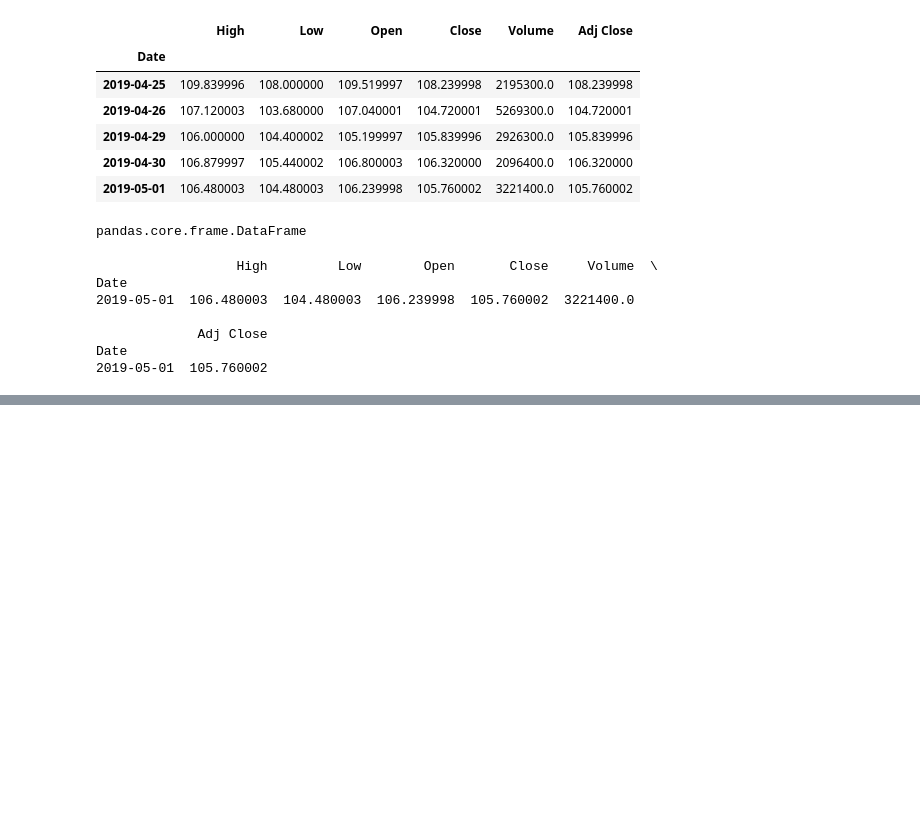
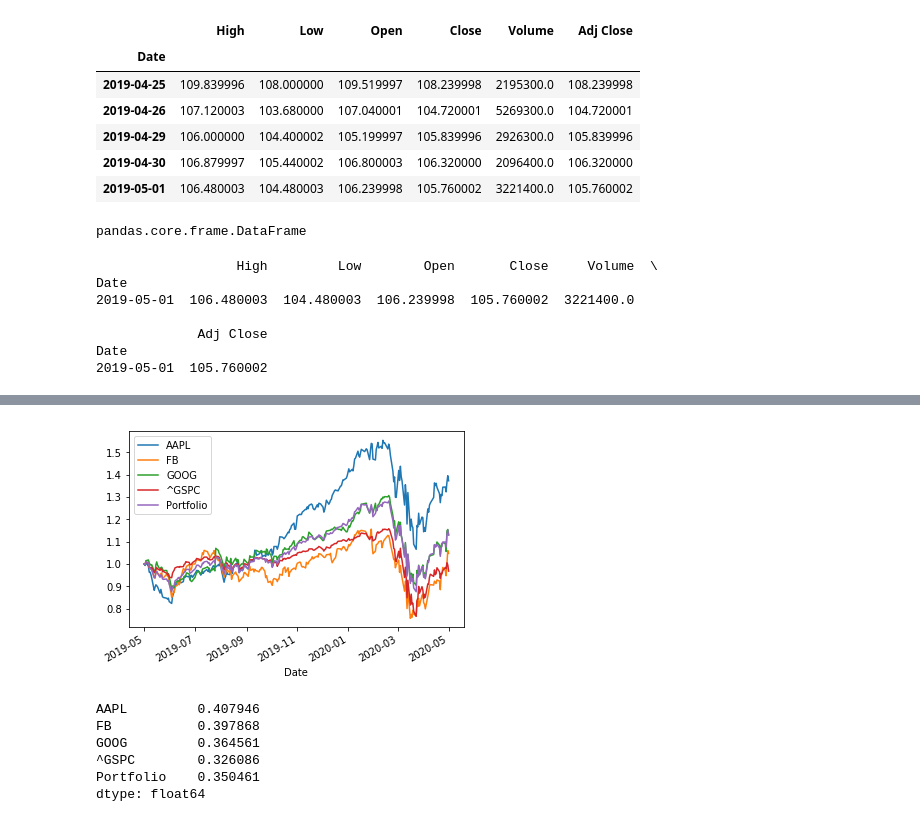
Before and after one commit to shobhansingh1/Py_PortfolioManager, a Jupyter notebook: PortfolioManagement_workbook.ipynb, the cells around one changed output, grey strips where cells are left out. Cells and saved outputs as stored; diff of their text form; code cells hidden in the pictures; blank space fills up the shorter version.

```diff
--- a/PortfolioManagement_workbook.ipynb
+++ b/PortfolioManagement_workbook.ipynb
@@ -218,0 +264,5 @@ dump_CacheData()
+# %%
+# Example: if bought equal amount of each stock
+
+# slice each row and sum them up
+returns["Portfolio"] = returns.iloc[:,0:N].sum(axis=1)/N
@@ -218,0 +286,17 @@ dump_CacheData()
+# %%
+_ = returns.plot()
+# %% [output]
+[figure, added]
+# %%
+# Calculating volatality of stocks/portfolio
+
+daily_pct_change = np.log(returns.pct_change()+1)
+vols = daily_pct_change.std()*np.sqrt(252)
+vols
+# %% [output]
+AAPL         0.407946
+FB           0.397868
+GOOG         0.364561
+^GSPC        0.326086
+Portfolio    0.350461
+dtype: float64
```
Also changed, not shown: parts of 9 cells of this notebook.
